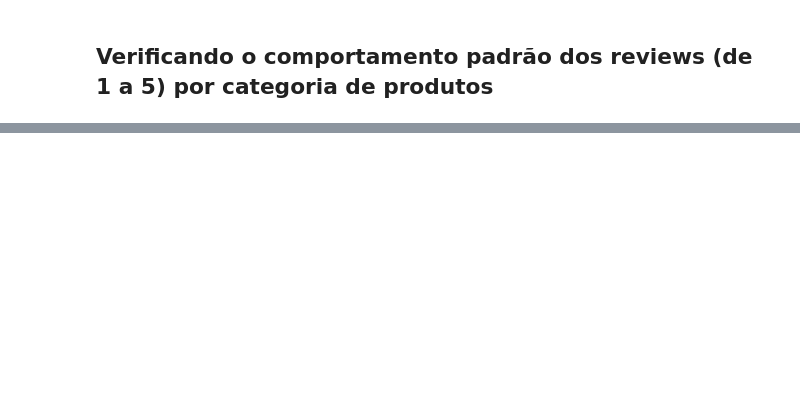
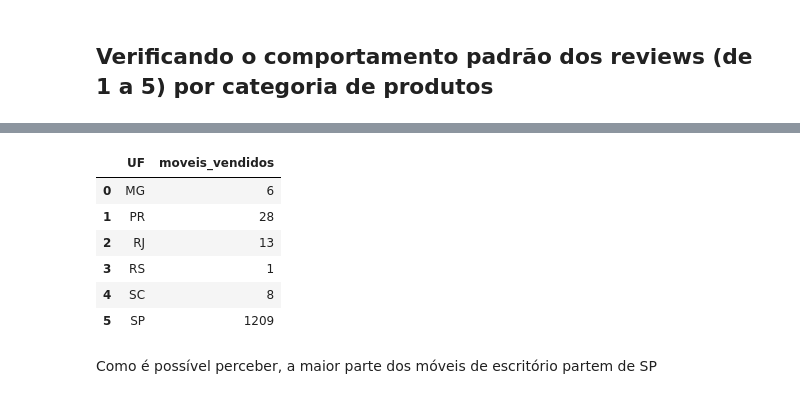
Before and after one commit to petersonrs/projetostack, a Jupyter notebook: analise_exploratoria.ipynb, the cells around one changed output, grey strips where cells are left out. Cells and saved outputs as stored; diff of their text form; code cells hidden in the pictures; blank space fills up the shorter version.

```diff
--- a/analise_exploratoria.ipynb
+++ b/analise_exploratoria.ipynb
@@ -187,0 +144,17 @@ Reviews_category
+# %%
+# Criando o dataframe na mão pois deu erro de index
+UF_moveis = pd.DataFrame({'UF': ['MG', 'PR', 'RJ', 'RS', 'SC', 'SP'],
+                   'moveis_vendidos': [6, 28, 13, 1, 8, 1209]})
+# %%
+# Expondo o os móveis vendidos por UF
+UF_moveis
+# %% [output]
+|  | UF | moveis_vendidos |
+| 0 | MG | 6 |
+| 1 | PR | 28 |
+| 2 | RJ | 13 |
+| 3 | RS | 1 |
+| 4 | SC | 8 |
+| 5 | SP | 1209 |
+# %% [markdown]
+Como é possível perceber, a maior parte dos móveis de escritório partem de SP
```
Also changed, not shown: parts of 28 cells of this notebook, 4 other files.
